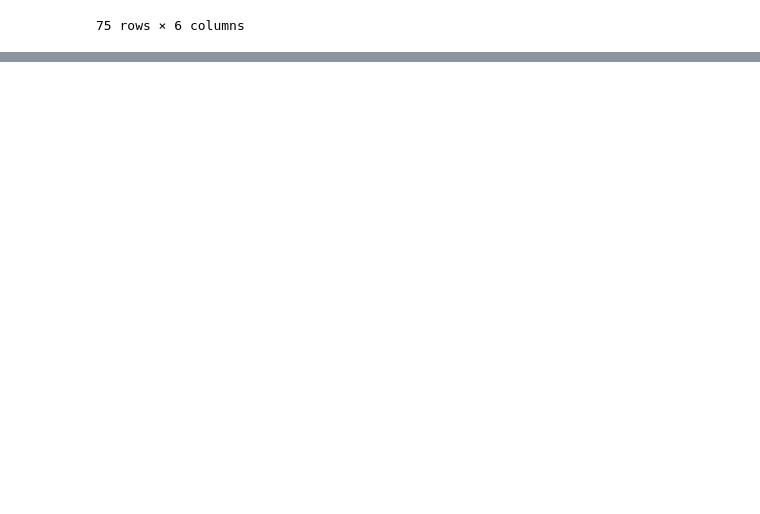
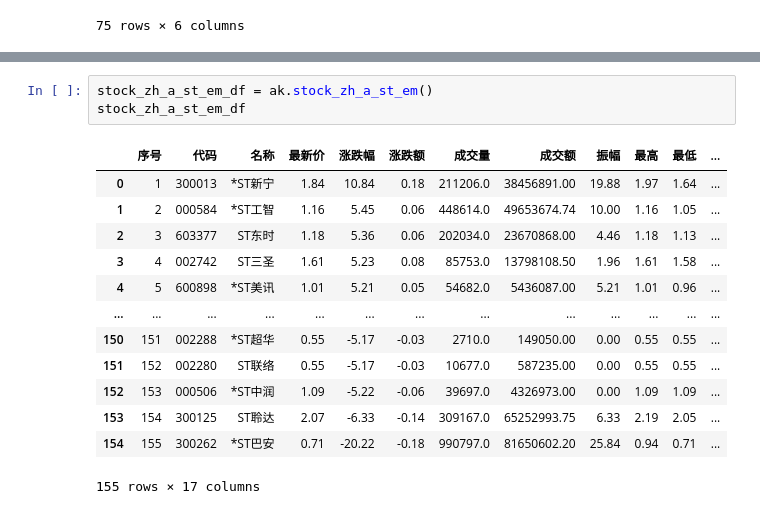
Before and after one commit to EveryFine/GeniusAI, a Jupyter notebook: GeniusChatbots/playground/datasource/AKShare获取股票信息.ipynb, the cells around one changed output, grey strips where cells are left out. Drawn from its saved outputs; the diff is of its cells as text; blank space fills up the shorter version.

```diff
--- a/GeniusChatbots/playground/datasource/AKShare获取股票信息.ipynb
+++ b/GeniusChatbots/playground/datasource/AKShare获取股票信息.ipynb
@@ -25,0 +36,17 @@ stock_gsrl_gsdt_em_df
+# %%
+stock_zh_a_st_em_df = ak.stock_zh_a_st_em()
+stock_zh_a_st_em_df
+# %% [output]
+|  | 序号 | 代码 | 名称 | 最新价 | 涨跌幅 | 涨跌额 | 成交量 | 成交额 | 振幅 | 最高 | 最低 | ... |
+| 0 | 1 | 300013 | *ST新宁 | 1.84 | 10.84 | 0.18 | 211206.0 | 38456891.00 | 19.88 | 1.97 | 1.64 | ... |
+| 1 | 2 | 000584 | *ST工智 | 1.16 | 5.45 | 0.06 | 448614.0 | 49653674.74 | 10.00 | 1.16 | 1.05 | ... |
+| 2 | 3 | 603377 | ST东时 | 1.18 | 5.36 | 0.06 | 202034.0 | 23670868.00 | 4.46 | 1.18 | 1.13 | ... |
+| 3 | 4 | 002742 | ST三圣 | 1.61 | 5.23 | 0.08 | 85753.0 | 13798108.50 | 1.96 | 1.61 | 1.58 | ... |
+| 4 | 5 | 600898 | *ST美讯 | 1.01 | 5.21 | 0.05 | 54682.0 | 5436087.00 | 5.21 | 1.01 | 0.96 | ... |
+| ... | ... | ... | ... | ... | ... | ... | ... | ... | ... | ... | ... | ... |
+| 150 | 151 | 002288 | *ST超华 | 0.55 | -5.17 | -0.03 | 2710.0 | 149050.00 | 0.00 | 0.55 | 0.55 | ... |
+| 151 | 152 | 002280 | ST联络 | 0.55 | -5.17 | -0.03 | 10677.0 | 587235.00 | 0.00 | 0.55 | 0.55 | ... |
+| 152 | 153 | 000506 | *ST中润 | 1.09 | -5.22 | -0.06 | 39697.0 | 4326973.00 | 0.00 | 1.09 | 1.09 | ... |
+| 153 | 154 | 300125 | ST聆达 | 2.07 | -6.33 | -0.14 | 309167.0 | 65252993.75 | 6.33 | 2.19 | 2.05 | ... |
+| 154 | 155 | 300262 | *ST巴安 | 0.71 | -20.22 | -0.18 | 990797.0 | 81650602.20 | 25.84 | 0.94 | 0.71 | ... |
+155 rows × 17 columns
```
Also changed, not shown: parts of 15 cells of this notebook.
